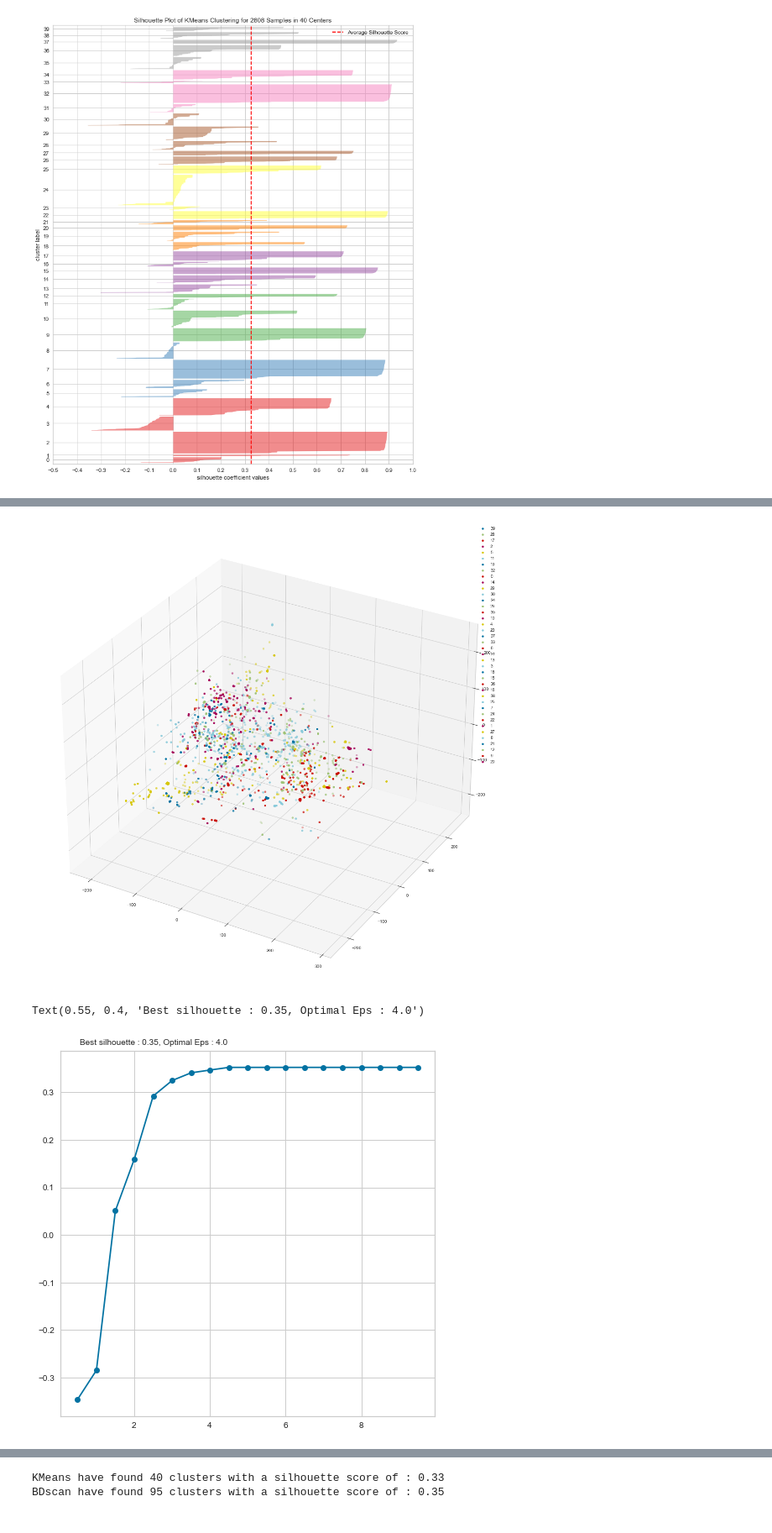
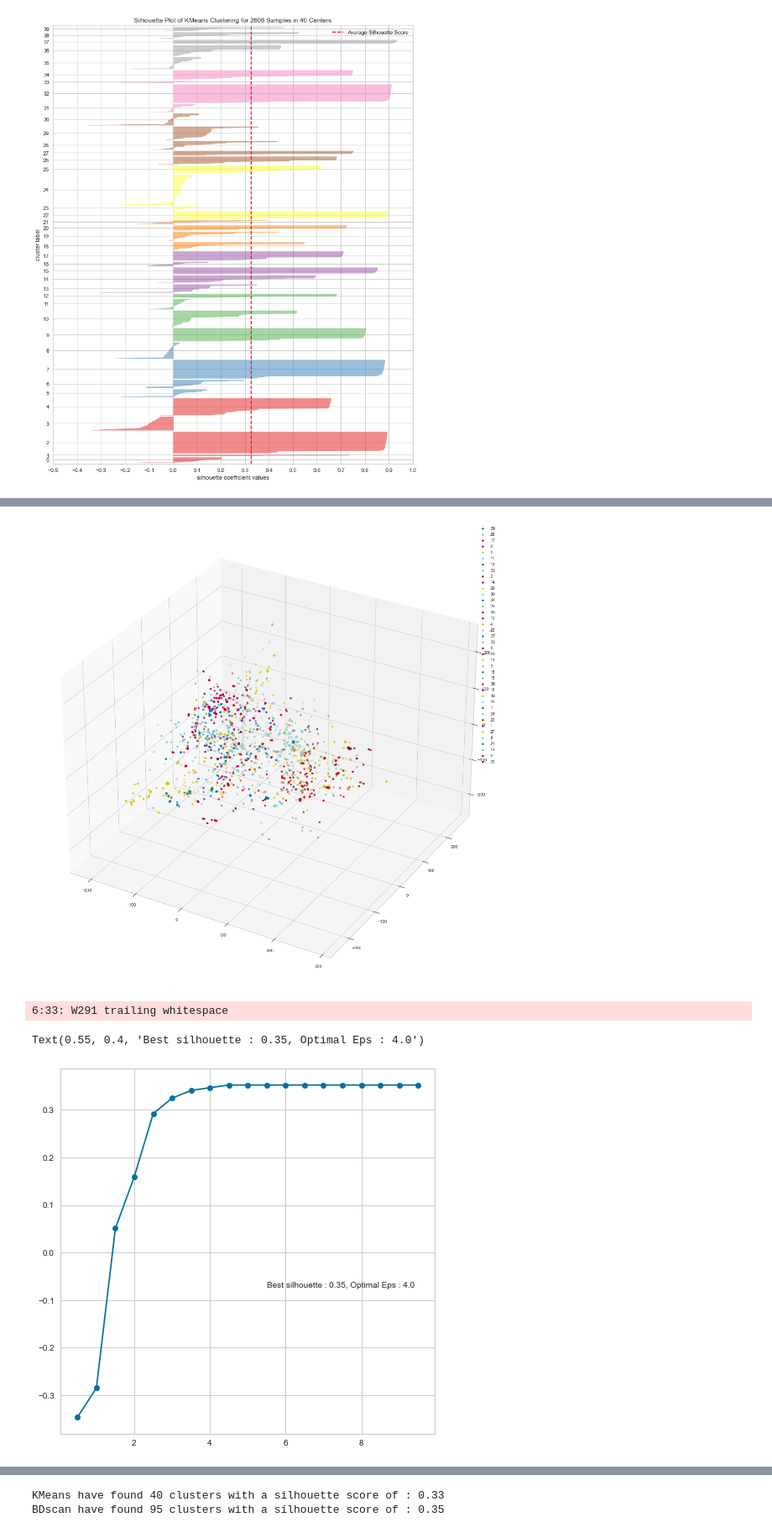
Before and after one commit to NicoJanko/Projet_5_OPC, a Jupyter notebook: Projet5_Explo.ipynb, the cells around one changed output, grey strips where cells are left out. Shown at 84% size. Saved outputs shown, nothing was run; the diff lists cells and outputs as text; code cells hidden in the pictures.

```diff
--- a/Projet5_Explo.ipynb
+++ b/Projet5_Explo.ipynb
@@ -11,6 +15,7 @@ from yellowbrick.cluster import SilhouetteVisualizer, InterclusterDistance,KElbo
 # %%
-path = 'E:\\Data_Science\\OpenClassRoom\\Projet 5\\archive\\'
+path = 'E:\\Data_Science\\OpenClassRoom\\Projet 5\\archive'
 x = input('Labtop ? [y/n]')
 if x == 'y':
-    path = r'C:\Users\Nico Janko\Documents\Data_Science\OpenClassRoom\Projet 5\archive'
+    path = r'C:\Users\Nico Janko\Documents\
+    Data_Science\OpenClassRoom\Projet 5\archive'
 # %% [output]
@@ -374,32 +559,43 @@ plt.show()
 # %%
-iso3d = Isomap(n_components = 3)
+iso3d = Isomap(n_components=3)
 x_proj3d = iso3d.fit_transform(x_scale)
-temp = pd.DataFrame(clus.labels_,columns =['label'])
+temp = pd.DataFrame(clus.labels_, columns=['label'])
 temp = temp.join(pd.DataFrame(x_proj3d), lsuffix=index)
-fig,ax =plt.subplots(subplot_kw={"projection": "3d"},figsize = (20,20))
+fig, ax = plt.subplots(subplot_kw={"projection": "3d"}, figsize=(20, 20))
 for i in temp['label'].unique():
-    ax.scatter(temp[0].loc[temp['label'] == i],temp[1].loc[temp['label'] == i],temp[2].loc[temp['label'] == i], label = i)
+    ax.scatter(temp[0].loc[temp['label'] == i],
+               temp[1].loc[temp['label'] == i],
+               temp[2].loc[temp['label'] == i],
+               label=i
+               )
 plt.legend()
-plt.savefig('cluster_3d_iso.png', bbox_inches = 'tight')
+plt.savefig('cluster_3d_iso.png', bbox_inches='tight')
 plt.show()
 # %% [output]
 [figure]
+6:33: W291 trailing whitespace
 # %%
 silhouette = []
-eps_range = list(np.arange(0.5,10,0.5))
+eps_range = list(np.arange(0.5, 10, 0.5))
 for i in eps_range:
-    dbscan = cluster.DBSCAN(eps = i)
+    dbscan = cluster.DBSCAN(eps=i)
     dbscan.fit(x_scale)
-    sil  = metrics.silhouette_score(x_scale, dbscan.labels_)
+    sil = metrics.silhouette_score(x_scale, dbscan.labels_)
     silhouette.append(sil)
-
 max_sil = max(silhouette)
 index = (silhouette.index(max_sil))
-fig,ax = plt.subplots(figsize = (8,8))
-ax.plot(np.arange(0.5,10,0.5), silhouette, marker ='o')
-plt.savefig('dbscan_optimizer.png', bbox_inches = 'tight')
-ax.text(0.55,0.4,'Best silhouette : {:.2f}, Optimal Eps : {}'.format(max_sil, round(index/2,2), transform = ax.transAxes))
+fig, ax = plt.subplots(figsize=(8, 8))
+ax.plot(np.arange(0.5, 10, 0.5),
+        silhouette,
+        marker='o'
+        )
+plt.savefig('dbscan_optimizer.png', bbox_inches='tight')
+ax.text(0.55, 0.4, 'Best silhouette : {:.2f}, Optimal Eps : {}'
+        .format(max_sil,
+                round(index/2, 2)),
+        transform=ax.transAxes
+        )
 # %% [output]
 Text(0.55, 0.4, 'Best silhouette : 0.35, Optimal Eps : 4.0')
-[figure, old version]
+[figure, new version]
 # %%
```
Also changed, not shown: parts of 38 cells of this notebook, 16 other files.
